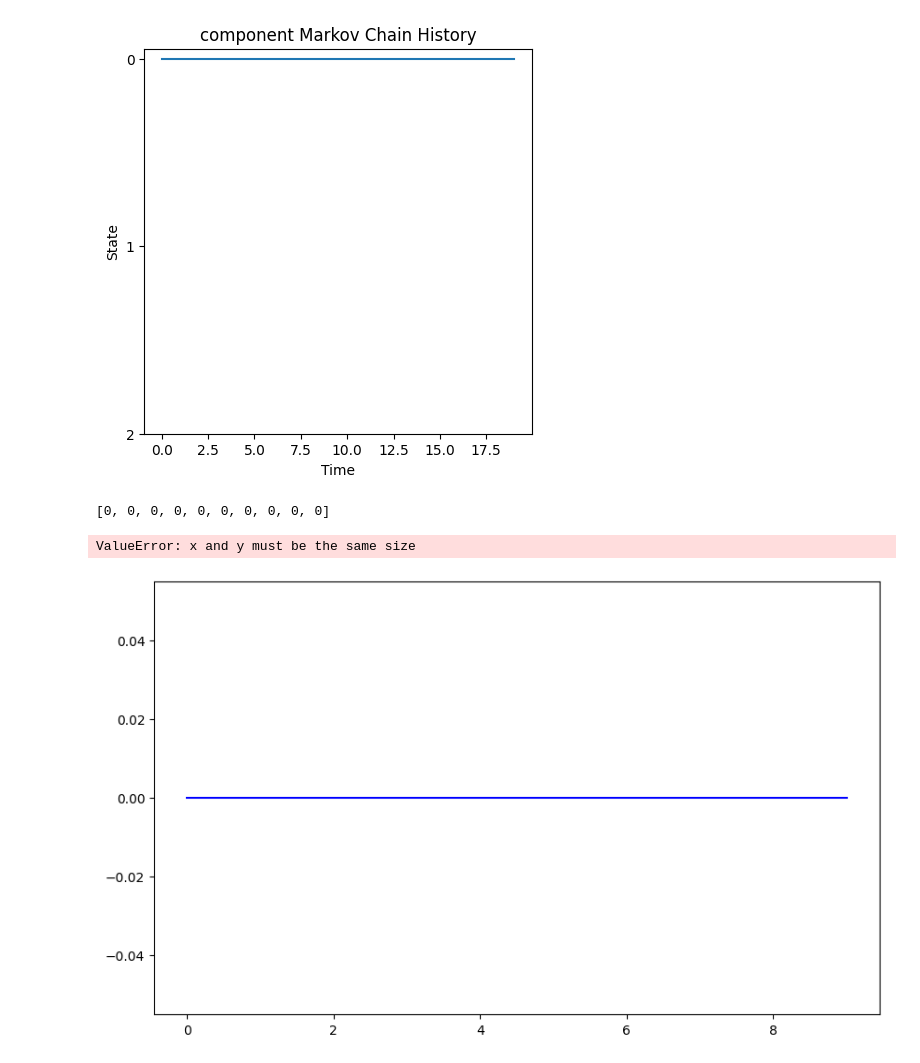
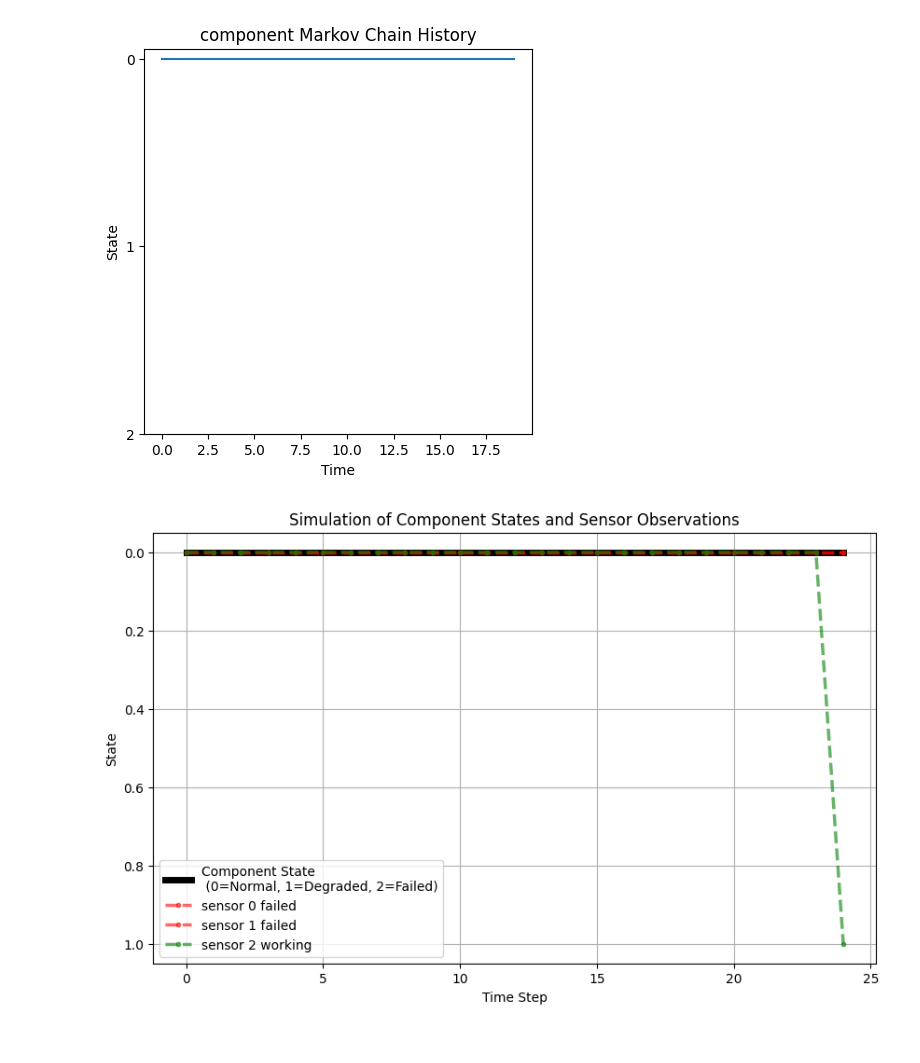
Before and after one commit to andreyaW/PhD_Sims, a Jupyter notebook: Prop_Sims/shipModel/easySimulate.ipynb, the cells around one changed output. Saved outputs shown, nothing was run; the diff lists cells and outputs as text; code cells hidden in the pictures.

```diff
--- a/Prop_Sims/shipModel/easySimulate.ipynb
+++ b/Prop_Sims/shipModel/easySimulate.ipynb
@@ -126,15 +126,13 @@ failed
 # %%
 from sensedComp import sensedComp
 
-def simulateSensedComp(time_steps = 10):
+def simulateSensedComp(time_steps = 25):
 
     # initialize a test sensed component
     sc1 = sensedComp()
     sc1.updateState(time_steps)
-    sc1.draw()
+    sc1.draw(time_steps)
 
 simulateSensedComp()
 # %% [output]
-[0, 0, 0, 0, 0, 0, 0, 0, 0, 0]
-ValueError: x and y must be the same size
-[figure, old version]
+[figure, new version]
```
Also changed, not shown: parts of 1 cell of this notebook, 4 other files.
